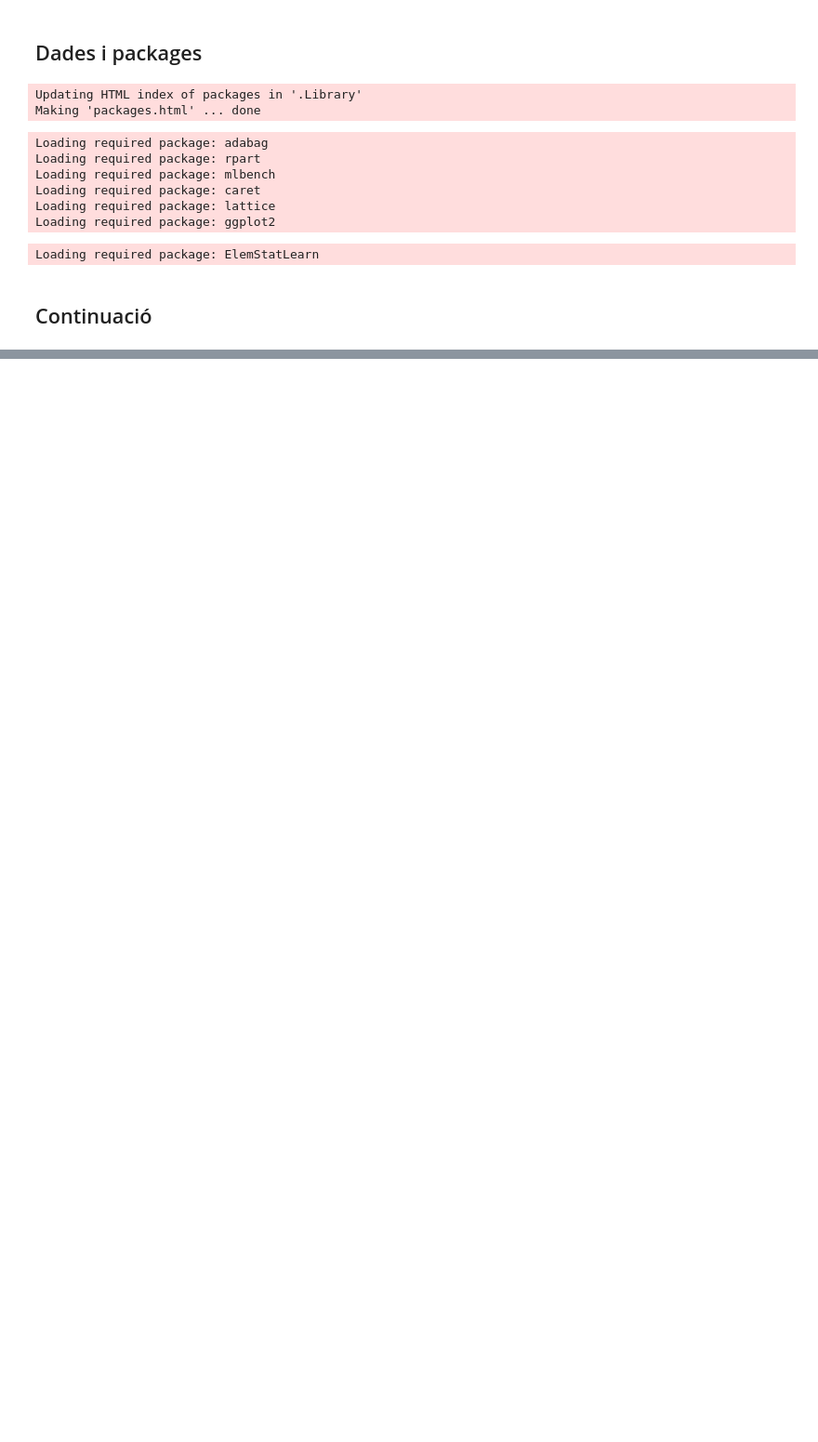
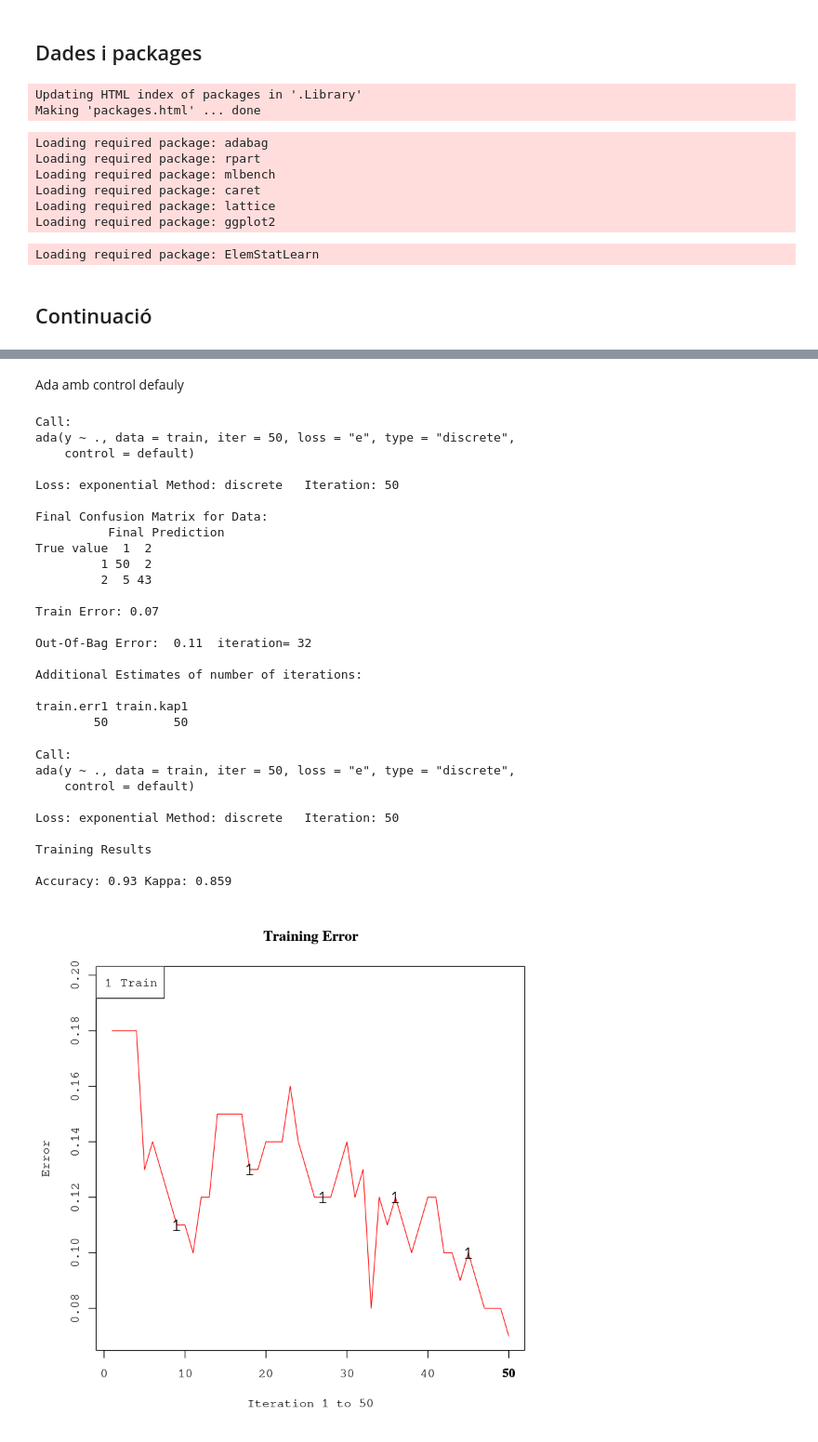
Before and after one commit to nicofo/AAMD, a Jupyter notebook: Boosting/Classe.ipynb, the cells around one changed output, grey strips where cells are left out. Shown: that part at 93% size. Saved outputs shown, nothing was run; the diff lists cells and outputs as text; code cells hidden in the pictures; blank space fills up the shorter version.

```diff
--- a/Boosting/Classe.ipynb
+++ b/Boosting/Classe.ipynb
@@ -40,0 +106,39 @@ four<-rpart.control(cp= -1,maxdepth=2,minsplit=0)
+# %% [markdown]
+Ada amb control defauly
+# %%
+gdis <- ada(y~.,data=train, iter=50, loss="e",
+type="discrete", control=default)
+gdis
+summary(gdis)
+plot(gdis)
+# %% [output]
+Call:
+ada(y ~ ., data = train, iter = 50, loss = "e", type = "discrete",
+    control = default)
+
+Loss: exponential Method: discrete   Iteration: 50
+
+Final Confusion Matrix for Data:
+          Final Prediction
+True value  1  2
+         1 50  2
+         2  5 43
+
+Train Error: 0.07
+
+Out-Of-Bag Error:  0.11  iteration= 32
+
+Additional Estimates of number of iterations:
+
+train.err1 train.kap1
+        50         50
+Call:
+ada(y ~ ., data = train, iter = 50, loss = "e", type = "discrete",
+    control = default)
+
+Loss: exponential Method: discrete   Iteration: 50
+
+Training Results
+
+Accuracy: 0.93 Kappa: 0.859
+[figure, added]
```
Also changed, not shown: parts of 15 cells of this notebook, 3 other files.
